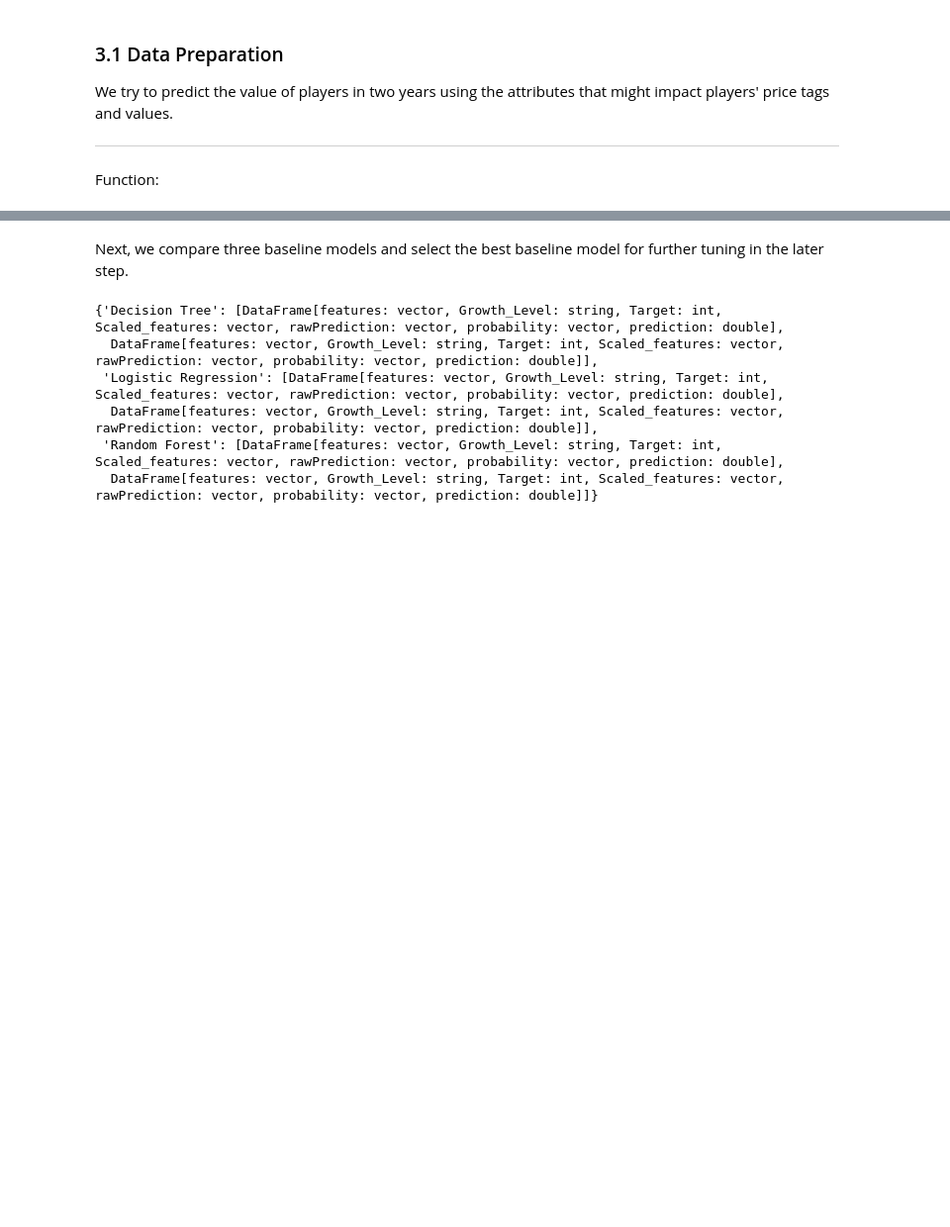
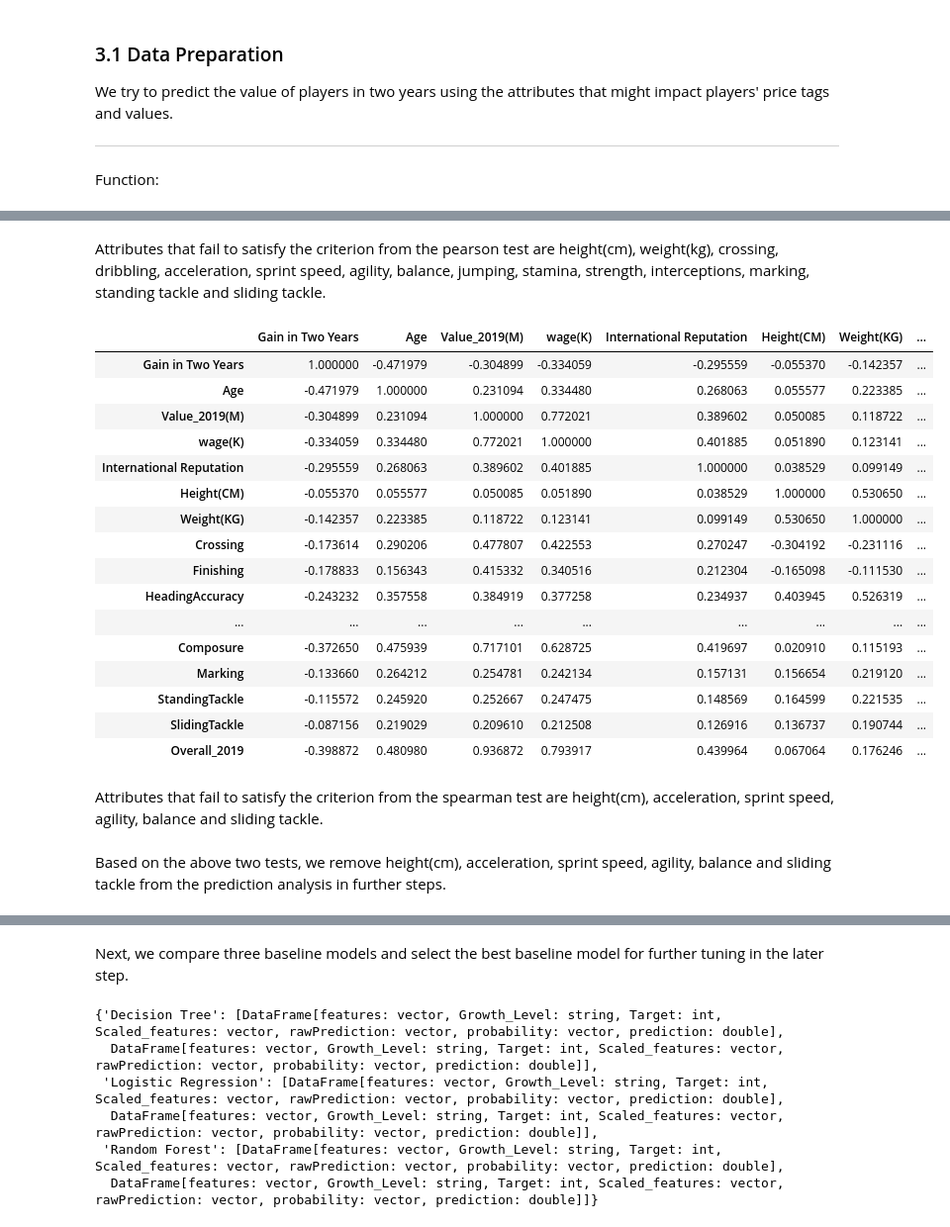
Before and after one commit to Gooner12/FIFA_2019, a Jupyter notebook: FIFA_gain_predict.ipynb, the cells around one changed output, grey strips where cells are left out. Shown at 99% size. Drawn from its saved outputs; the diff is of its cells as text; code cells hidden in the pictures; blank space fills up the shorter version.

Commit message:
Added the feature engineering steps

```diff
--- a/FIFA_gain_predict.ipynb
+++ b/FIFA_gain_predict.ipynb
@@ -393,3 +468,32 @@ Function:
+# %% [markdown]
+Attributes that fail to satisfy the criterion from the pearson test are height(cm), weight(kg), crossing, dribbling, acceleration, sprint speed, agility, balance, jumping, stamina, strength, interceptions, marking, standing tackle and sliding tackle.
+# %%
+# creating a dataframe based on the spearman correlation
+spearman_corr = Correlation.corr(df_class, 'features', 'spearman').collect()[0][0]
+spearman_df = pd.DataFrame(spearman_corr.toArray(), index = [i for i in labels], columns = [i for i in labels])
+spearman_df
+# %% [output]
+|  | Gain in Two Years | Age | Value_2019(M) | wage(K) | International Reputation | Height(CM) | Weight(KG) | ... |
+| Gain in Two Years | 1.000000 | -0.471979 | -0.304899 | -0.334059 | -0.295559 | -0.055370 | -0.142357 | ... |
+| Age | -0.471979 | 1.000000 | 0.231094 | 0.334480 | 0.268063 | 0.055577 | 0.223385 | ... |
+| Value_2019(M) | -0.304899 | 0.231094 | 1.000000 | 0.772021 | 0.389602 | 0.050085 | 0.118722 | ... |
+| wage(K) | -0.334059 | 0.334480 | 0.772021 | 1.000000 | 0.401885 | 0.051890 | 0.123141 | ... |
+| International Reputation | -0.295559 | 0.268063 | 0.389602 | 0.401885 | 1.000000 | 0.038529 | 0.099149 | ... |
+| Height(CM) | -0.055370 | 0.055577 | 0.050085 | 0.051890 | 0.038529 | 1.000000 | 0.530650 | ... |
+| Weight(KG) | -0.142357 | 0.223385 | 0.118722 | 0.123141 | 0.099149 | 0.530650 | 1.000000 | ... |
+| Crossing | -0.173614 | 0.290206 | 0.477807 | 0.422553 | 0.270247 | -0.304192 | -0.231116 | ... |
+| Finishing | -0.178833 | 0.156343 | 0.415332 | 0.340516 | 0.212304 | -0.165098 | -0.111530 | ... |
+| HeadingAccuracy | -0.243232 | 0.357558 | 0.384919 | 0.377258 | 0.234937 | 0.403945 | 0.526319 | ... |
+| ... | ... | ... | ... | ... | ... | ... | ... | ... |
+| Composure | -0.372650 | 0.475939 | 0.717101 | 0.628725 | 0.419697 | 0.020910 | 0.115193 | ... |
+| Marking | -0.133660 | 0.264212 | 0.254781 | 0.242134 | 0.157131 | 0.156654 | 0.219120 | ... |
+| StandingTackle | -0.115572 | 0.245920 | 0.252667 | 0.247475 | 0.148569 | 0.164599 | 0.221535 | ... |
+| SlidingTackle | -0.087156 | 0.219029 | 0.209610 | 0.212508 | 0.126916 | 0.136737 | 0.190744 | ... |
+| Overall_2019 | -0.398872 | 0.480980 | 0.936872 | 0.793917 | 0.439964 | 0.067064 | 0.176246 | ... |
+# %% [markdown]
+Attributes that fail to satisfy the criterion from the spearman test are height(cm), acceleration, sprint speed, agility, balance and sliding tackle.
+# %% [markdown]
+Based on the above two tests, we remove height(cm), acceleration, sprint speed, agility, balance and sliding tackle from the prediction analysis in further steps.
 # %%
 from pyspark.ml.feature import VectorAssembler
 from pyspark.ml.feature import StandardScaler
```
Also changed, not shown: parts of 7 cells of this notebook.
